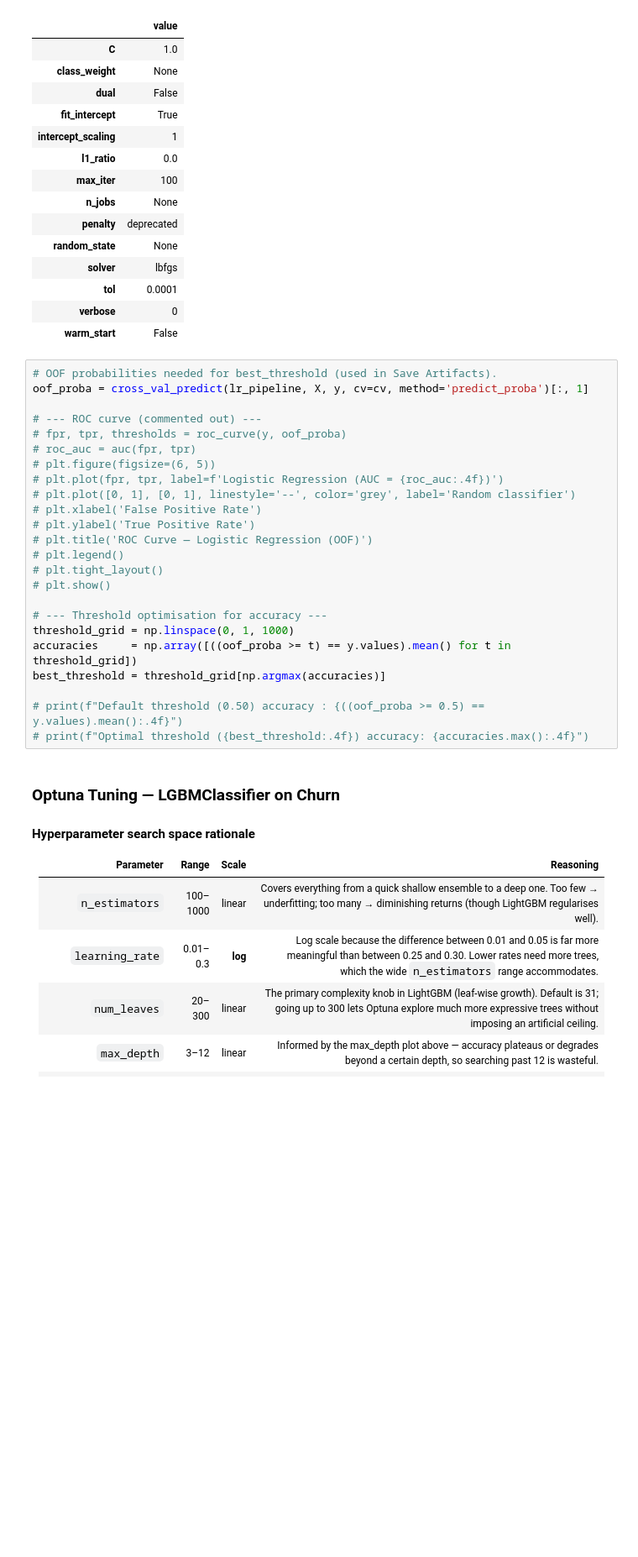
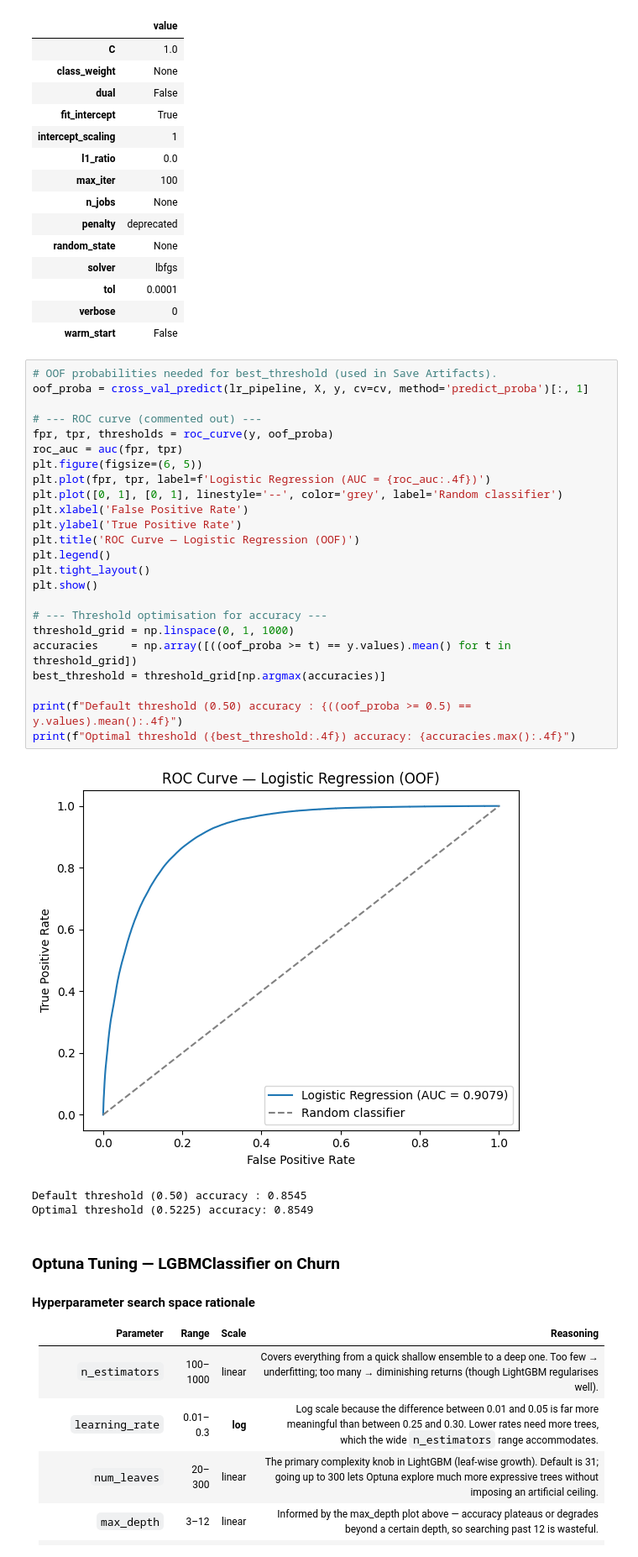
Before and after one commit to biswajit-nag/Predict-Customer-Churn, a Jupyter notebook: Baselines.ipynb, the cells around one changed output. Shown at 84% size. Drawn from its saved outputs; the diff is of its cells as text; blank space fills up the shorter version.

```diff
--- a/Baselines.ipynb
+++ b/Baselines.ipynb
@@ -177,27 +143,31 @@ Logistic Regression default parameters:
 # %%
 # OOF probabilities needed for best_threshold (used in Save Artifacts).
 oof_proba = cross_val_predict(lr_pipeline, X, y, cv=cv, method='predict_proba')[:, 1]
 
 # --- ROC curve (commented out) ---
-# fpr, tpr, thresholds = roc_curve(y, oof_proba)
-# roc_auc = auc(fpr, tpr)
-# plt.figure(figsize=(6, 5))
-# plt.plot(fpr, tpr, label=f'Logistic Regression (AUC = {roc_auc:.4f})')
-# plt.plot([0, 1], [0, 1], linestyle='--', color='grey', label='Random classifier')
-# plt.xlabel('False Positive Rate')
-# plt.ylabel('True Positive Rate')
-# plt.title('ROC Curve — Logistic Regression (OOF)')
-# plt.legend()
-# plt.tight_layout()
-# plt.show()
+fpr, tpr, thresholds = roc_curve(y, oof_proba)
+roc_auc = auc(fpr, tpr)
+plt.figure(figsize=(6, 5))
+plt.plot(fpr, tpr, label=f'Logistic Regression (AUC = {roc_auc:.4f})')
+plt.plot([0, 1], [0, 1], linestyle='--', color='grey', label='Random classifier')
+plt.xlabel('False Positive Rate')
+plt.ylabel('True Positive Rate')
+plt.title('ROC Curve — Logistic Regression (OOF)')
+plt.legend()
+plt.tight_layout()
+plt.show()
 
 # --- Threshold optimisation for accuracy ---
 threshold_grid = np.linspace(0, 1, 1000)
 accuracies     = np.array([((oof_proba >= t) == y.values).mean() for t in threshold_grid])
 best_threshold = threshold_grid[np.argmax(accuracies)]
 
-# print(f"Default threshold (0.50) accuracy : {((oof_proba >= 0.5) == y.values).mean():.4f}")
-# print(f"Optimal threshold ({best_threshold:.4f}) accuracy: {accuracies.max():.4f}")
+print(f"Default threshold (0.50) accuracy : {((oof_proba >= 0.5) == y.values).mean():.4f}")
+print(f"Optimal threshold ({best_threshold:.4f}) accuracy: {accuracies.max():.4f}")
+# %% [output]
+[figure, added]
+Default threshold (0.50) accuracy : 0.8545
+Optimal threshold (0.5225) accuracy: 0.8549
 # %% [markdown]
 ### Optuna Tuning — LGBMClassifier on Churn
 
```
Also changed, not shown: parts of 8 cells of this notebook.
